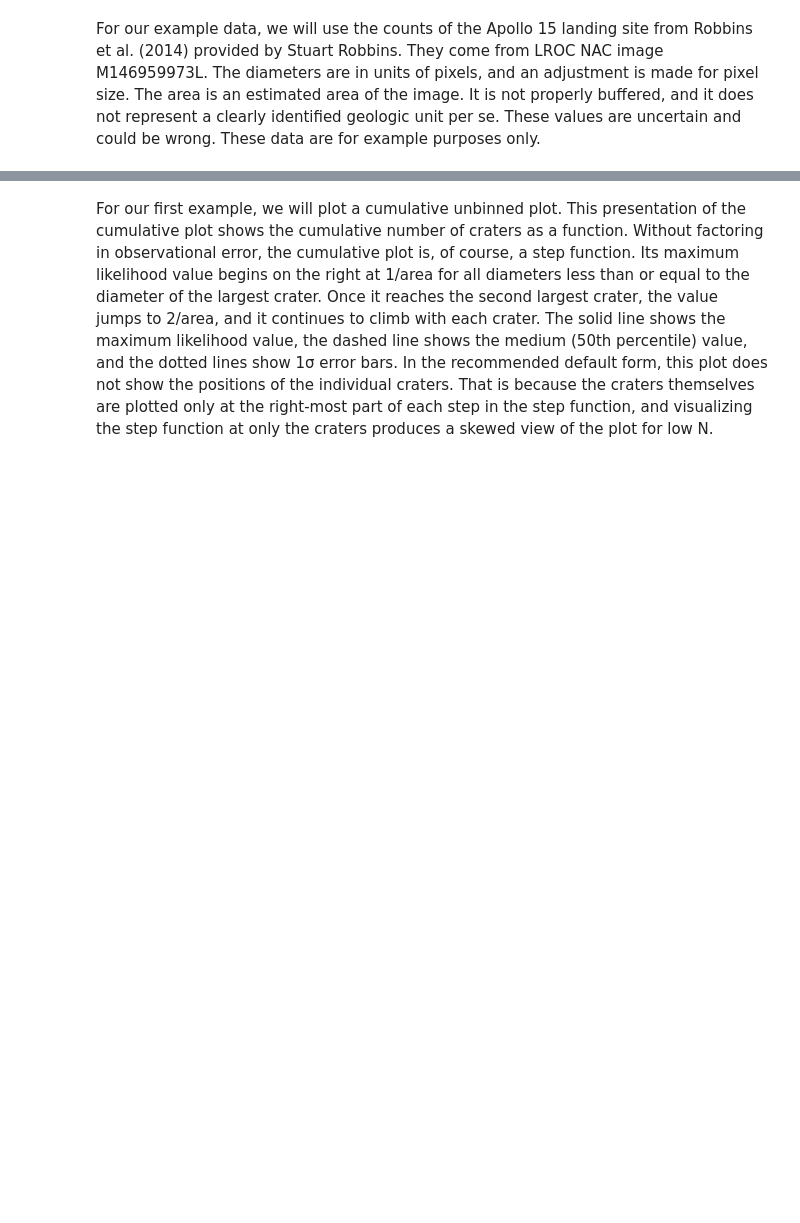
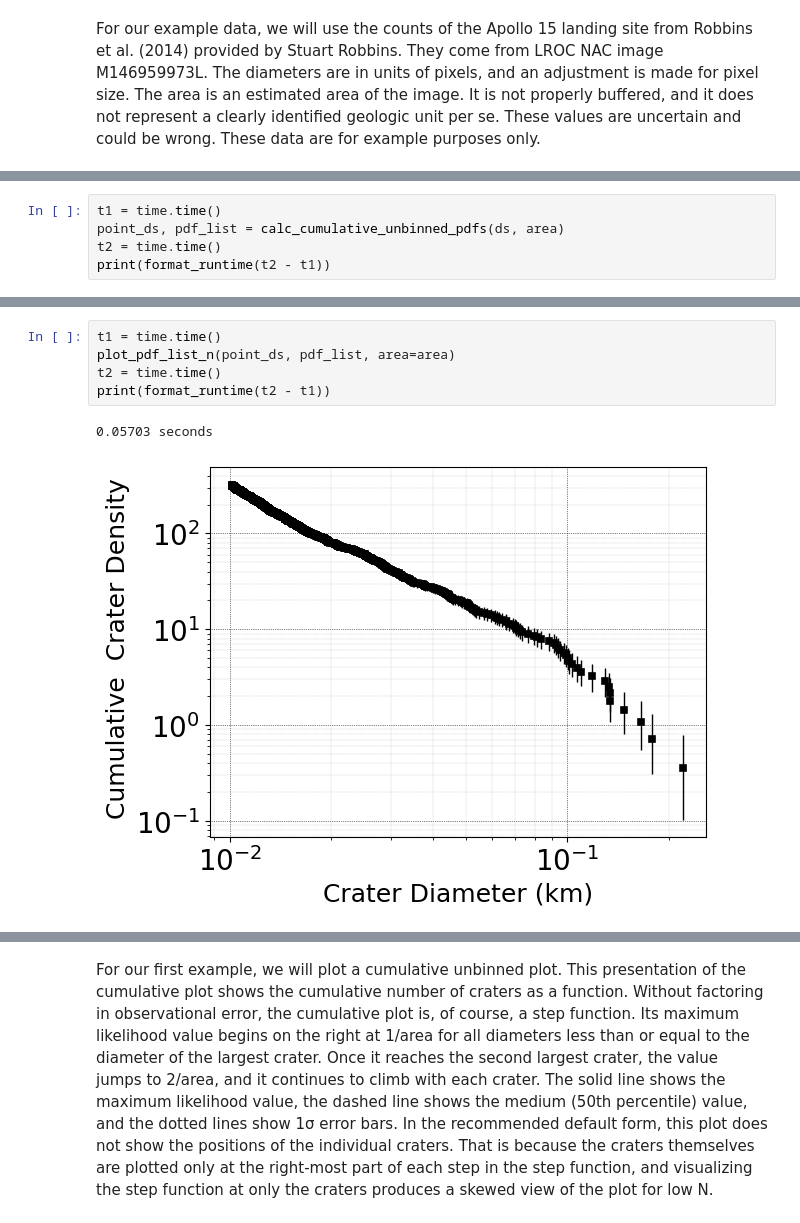
Before and after one commit to samwbell/craterdata, a Jupyter notebook: cratrcountr_plotting_example.ipynb, the cells around one changed output, grey strips where cells are left out. Drawn from its saved outputs; the diff is of its cells as text; blank space fills up the shorter version.

```diff
--- a/cratrcountr_plotting_example.ipynb
+++ b/cratrcountr_plotting_example.ipynb
@@ -21,0 +122,5 @@ area = 4000*2215*cfactor**2/1000000
+# %%
+t1 = time.time()
+point_ds, pdf_list = calc_cumulative_unbinned_pdfs(ds, area)
+t2 = time.time()
+print(format_runtime(t2 - t1))
@@ -21,0 +345,8 @@ area = 4000*2215*cfactor**2/1000000
+# %%
+t1 = time.time()
+plot_pdf_list_n(point_ds, pdf_list, area=area)
+t2 = time.time()
+print(format_runtime(t2 - t1))
+# %% [output]
+0.05703 seconds
+[figure, added]
```
Also changed, not shown: parts of 21 cells of this notebook, 31 other files.
